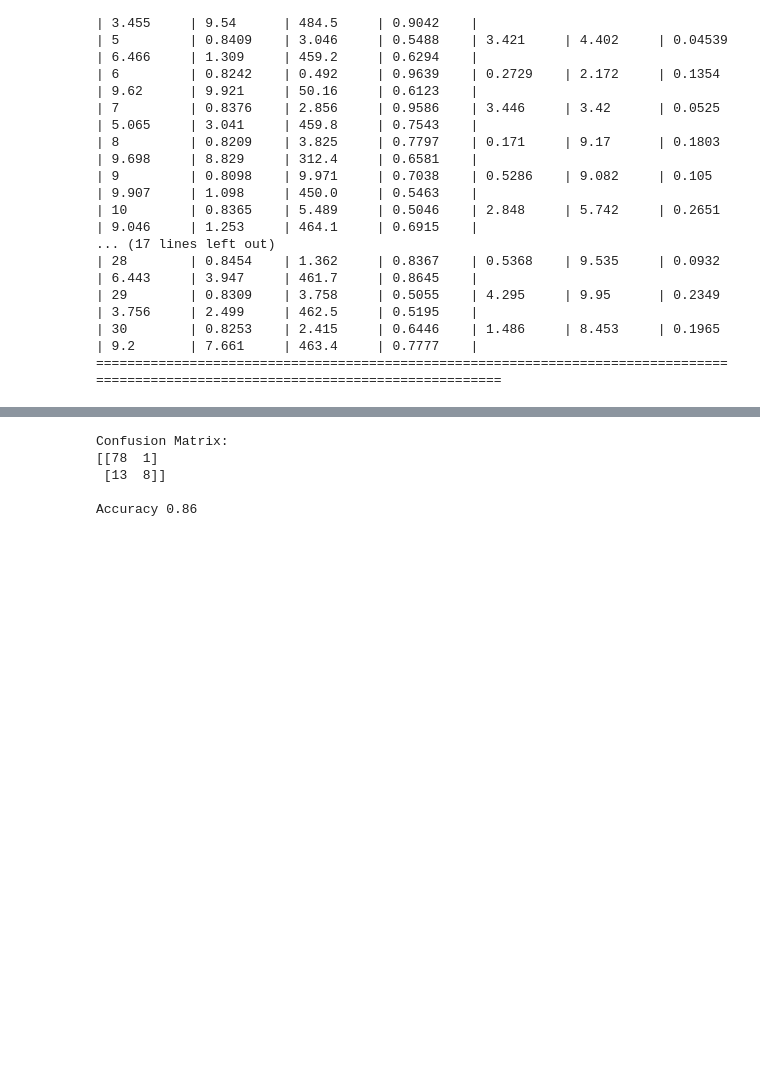
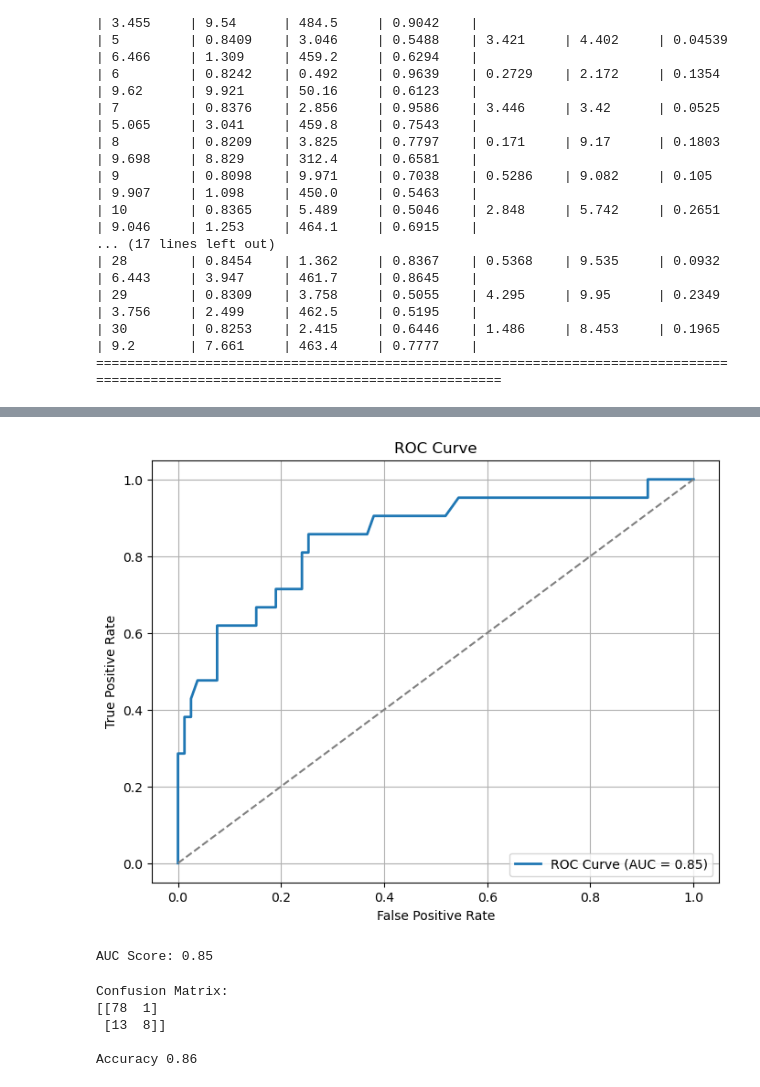
Before and after one commit to loloopes/churn_prediction, a Jupyter notebook: xgboost_classification.ipynb, the cells around one changed output, grey strips where cells are left out. Cells and saved outputs as stored; diff of their text form; code cells hidden in the pictures; blank space fills up the shorter version.

```diff
--- a/xgboost_classification.ipynb
+++ b/xgboost_classification.ipynb
@@ -93,3 +80,20 @@ best_model = xgb.XGBClassifier(
+# %%
+best_params = optimizer.max['params']
+
+best_model = xgb.XGBClassifier(
+    colsample_bytree=best_params['colsample_bytree'],
+    gamma=best_params['gamma'],
+    learning_rate=best_params['learning_rate'],
+    max_depth=int(best_params['max_depth']),  # Convert to integer
+    min_child_weight=int(best_params['min_child_weight']),  # Convert to integer
+    n_estimators=int(best_params['n_estimators']),  # Convert to integer
+    subsample=best_params['subsample'],
+    alpha=best_params['alpha'],
+    lambda_=best_params['lambda_'],
+    objective='binary:logistic',
+    eval_metric='logloss',
+    random_state=42
+)
 # %%
 # Fit the model on the training data
 best_model.fit(X_train, y_train)
@@ -111,3 +116,9 @@ XGBClassifier(alpha=0.5554, base_score=None, booster=None, callbacks=None,
 # %%
 # Make predictions on the test data
 y_pred_class = best_model.predict(X_test)
+# %%
+# Compute predicted probabilities for the positive class
+y_pred_proba = best_model.predict_proba(X_test)[:, 1]
+# %%
+# Calculate the ROC curve
+fpr, tpr, thresholds = roc_curve(y_test, y_pred_proba)
@@ -114,5 +128,22 @@ y_pred_class = best_model.predict(X_test)
 # %%
 cnf_matrix = confusion_matrix(y_test, y_pred_class)
+# %%
+# Plot the ROC curve
+plt.figure(figsize=(8, 6))
+plt.plot(fpr, tpr, label=f'ROC Curve (AUC = {auc_score:.2f})', linewidth=2)
+plt.plot([0, 1], [0, 1], linestyle='--', color='gray')  # Diagonal reference line
+plt.title('ROC Curve')
+plt.xlabel('False Positive Rate')
+plt.ylabel('True Positive Rate')
+plt.legend(loc='lower right')
+plt.grid()
+plt.show()
+# %% [output]
+[figure, added]
+# %%
+print(f"AUC Score: {auc_score:.2f}")
+# %% [output]
+AUC Score: 0.85
 # %%
 print('Confusion Matrix:')
 print(cnf_matrix)
```
Also changed, not shown: parts of 4 cells of this notebook, 2 other files.
